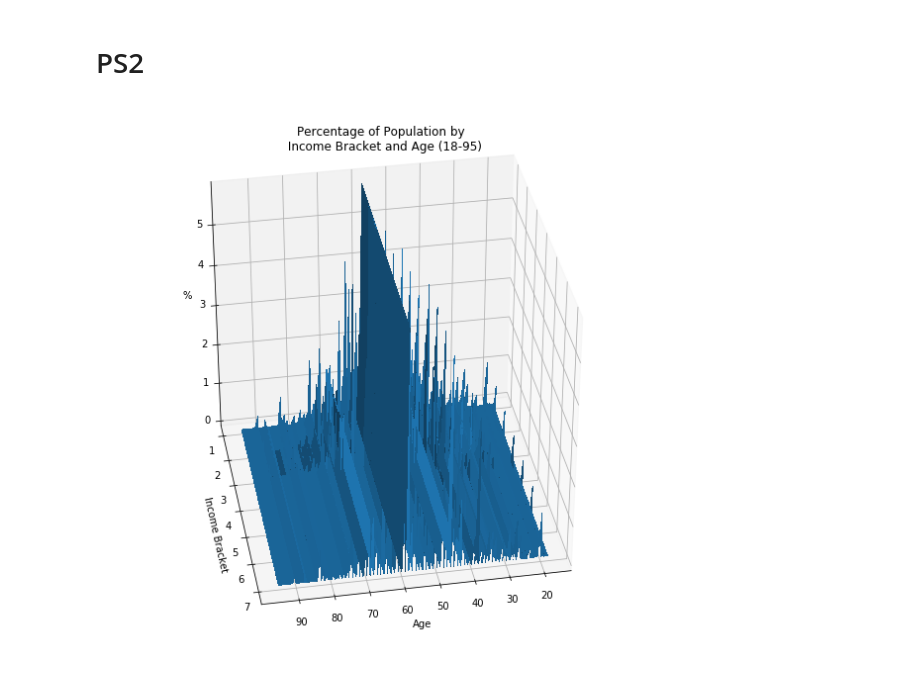
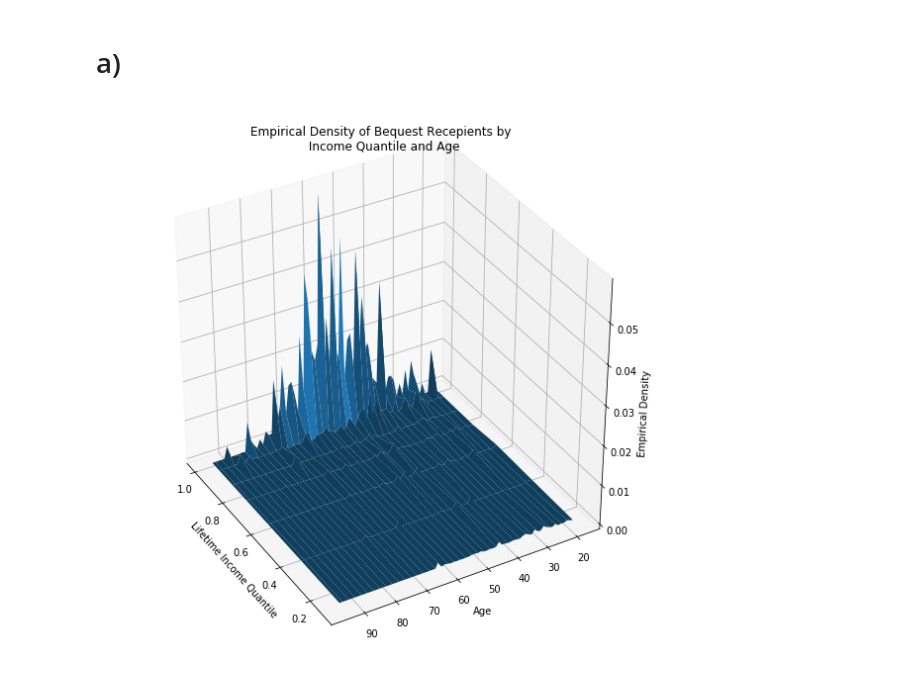
Before and after one commit to tamos/MACS30200proj, a Jupyter notebook: ProblemSets/PS2/PS2.ipynb, the cells around one changed output. Cells and saved outputs as stored; diff of their text form; code cells hidden in the pictures.

```diff
--- a/ProblemSets/PS2/PS2.ipynb
+++ b/ProblemSets/PS2/PS2.ipynb
@@ -1,2 +47,2 @@
 # %% [markdown]
-# PS2
+# a)
@@ -9,40 +49,19 @@ from itertools import product
-# %%
-def three_d_plot(x_list, y_list, z_list, label_list, dim_list):
-    # From: https://matplotlib.org/mpl_toolkits/mplot3d/tutorial.html
-    # https://stackoverflow.com/questions/8722735/i-want-to-use-matplotlib-to-make-a-3d-plot-given-a-z-function#8723033
-    fig = plt.figure(figsize = (dim_list[2], dim_list[3]))
-    ax = fig.gca(projection='3d')
-
-    # Make data.
-    X, Y = np.meshgrid(np.array(x_list), np.array(y_list))
-    Z = np.array([z_list])
-
-    # Plot the surface.
-    ax.plot_surface(X, Y, Z,
-                           linewidth=0, antialiased=False)
-    ax.set_xlabel(label_list[0])
-    ax.set_ylabel(label_list[1])
-    ax.set_zlabel(label_list[2])
-    plt.title(label_list[3])
-    ax.view_init(dim_list[0], dim_list[1])
 # %%
 data = np.loadtxt("https://raw.githubusercontent.com/UC-MACSS/persp-research_Spr18/master/assignments/PS2/data/BQmat_orig.txt",
                  delimiter = ',')
-age = []
-income = []
-count = []
 income_brackets = [0.25, 0.25, 0.20, 0.10, 0.10, 0.09, 0.01]
 
-combos = product(np.arange(0,78), np.arange(0,7))
-for i, j in combos:
-    age.append(i+18) # correct offset
-    income.append(j+1) # correct offset
-    count.append(data[i][j] * 100) # transform into percent
+# sum up quantiles and drop half of the difference so we get a midpoint
+cum_income = [sum(income_brackets[:i+1]) - (income_brackets[i]/2) for i in range(len(income_brackets))]
 
-labs = ["Age", "Income Bracket", "%", "Percentage of Population by \n Income Bracket and Age (18-95)"]
-dims = [35, 80, 10, 10]
+# scale the data to sum nicely to 1
+data_scaled = data / data.sum()
 
-three_d_plot(age, income, count, labs, dims)
+labs = ["Lifetime Income Quantile", "Age", "Empirical Density", "Empirical Density of Bequest Recepients by \n Income Quantile and Age"]
+dims = [35, 150, 10, 10]
+age_list = list(np.arange(18,96))
+
+three_d_plot(cum_income, age_list, data_scaled, labs, dims)
 plt.savefig("incomevsage3dsurface.png")
 # %% [output]
-[figure, old version]
+[figure, new version]
```
Also changed, not shown: parts of 9 cells of this notebook.
